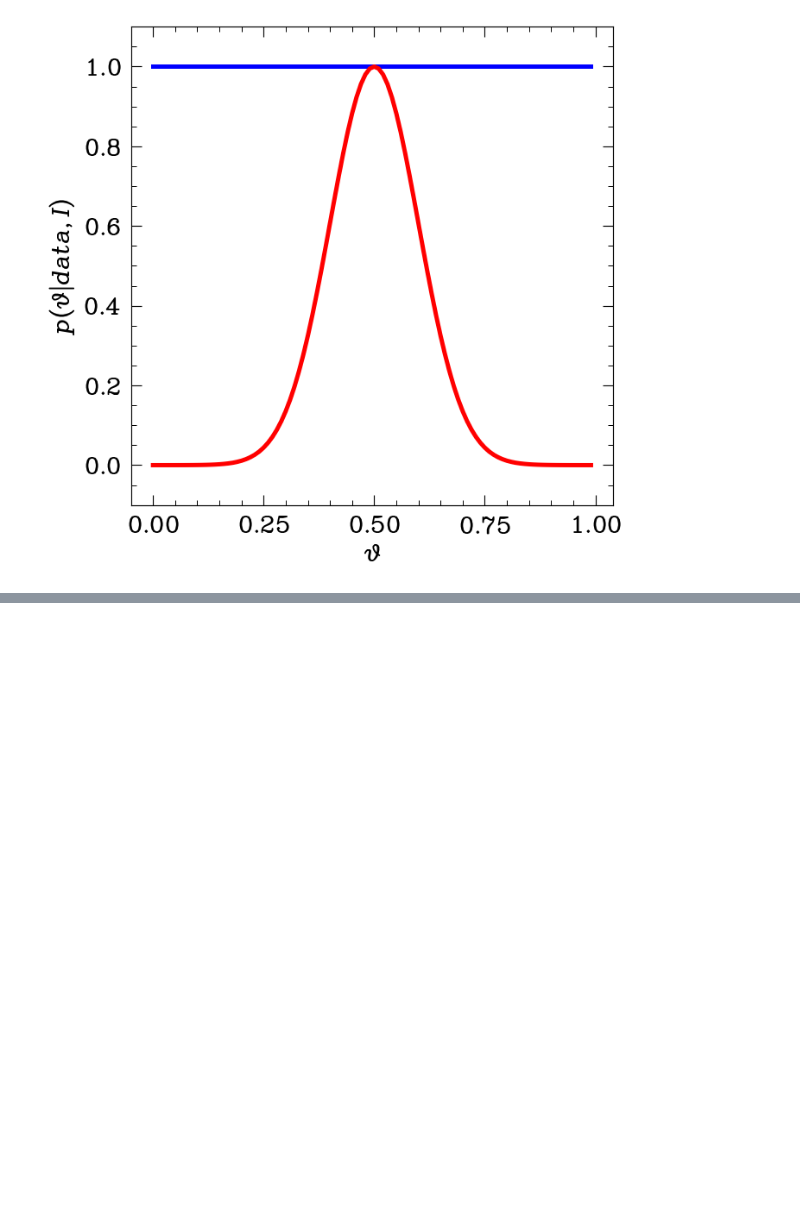
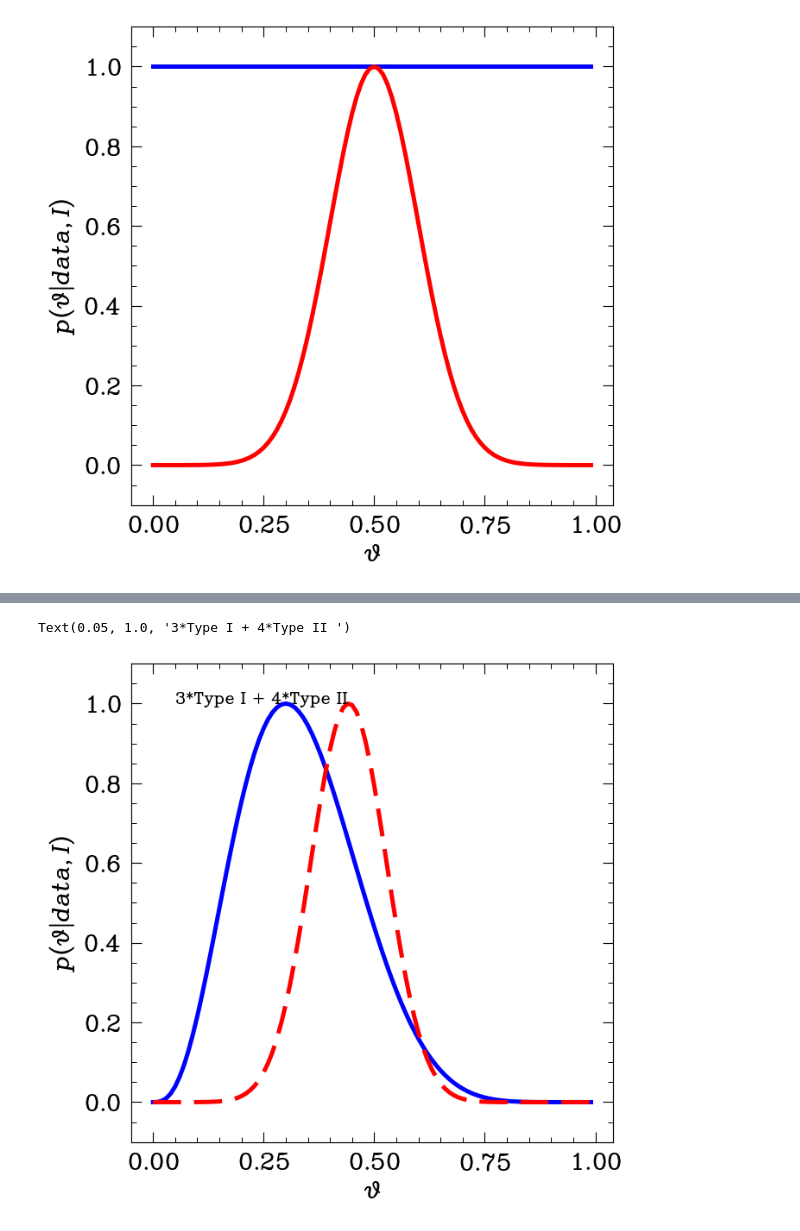
Before and after one commit to csabiu/Astrostatistics, a Jupyter notebook: bayes_cepheids.ipynb, the cells around one changed output, grey strips where cells are left out. Saved outputs shown, nothing was run; the diff lists cells and outputs as text; code cells hidden in the pictures; blank space fills up the shorter version.

```diff
--- a/bayes_cepheids.ipynb
+++ b/bayes_cepheids.ipynb
@@ -55,3 +105,26 @@ plt.ylim((-.1,1.1))
+# %%
+r=2      # number of type 1
+n=7     # number of cepheids
+
+p=t**r *(1.-t)**(n-r) # bimodal distribution
+p=p/np.max(p)
+
+prior1=prior1*p
+prior1=prior1/np.max(prior1)
+
+prior2=prior2*p
+prior2=prior2/np.max(prior2)
+
+plt.plot(t,prior1,'b',linewidth=3)
+plt.plot(t,prior2,'r',linewidth=3,linestyle='--')
+
+plt.ylabel(r'$p(\theta|data, I)$')
+plt.xlabel(r'$\theta$')
+plt.ylim((-.1,1.1))
+plt.text(0.05,1.,'3*Type I + 4*Type II ',fontsize=14)
+# %% [output]
+Text(0.05, 1.0, '3*Type I + 4*Type II ')
+[figure, added]
 # %% [markdown]
 Now lets look at the fraction of type 1 cepheids in the GAIA data
 
```
Also changed, not shown: parts of 5 cells of this notebook.
